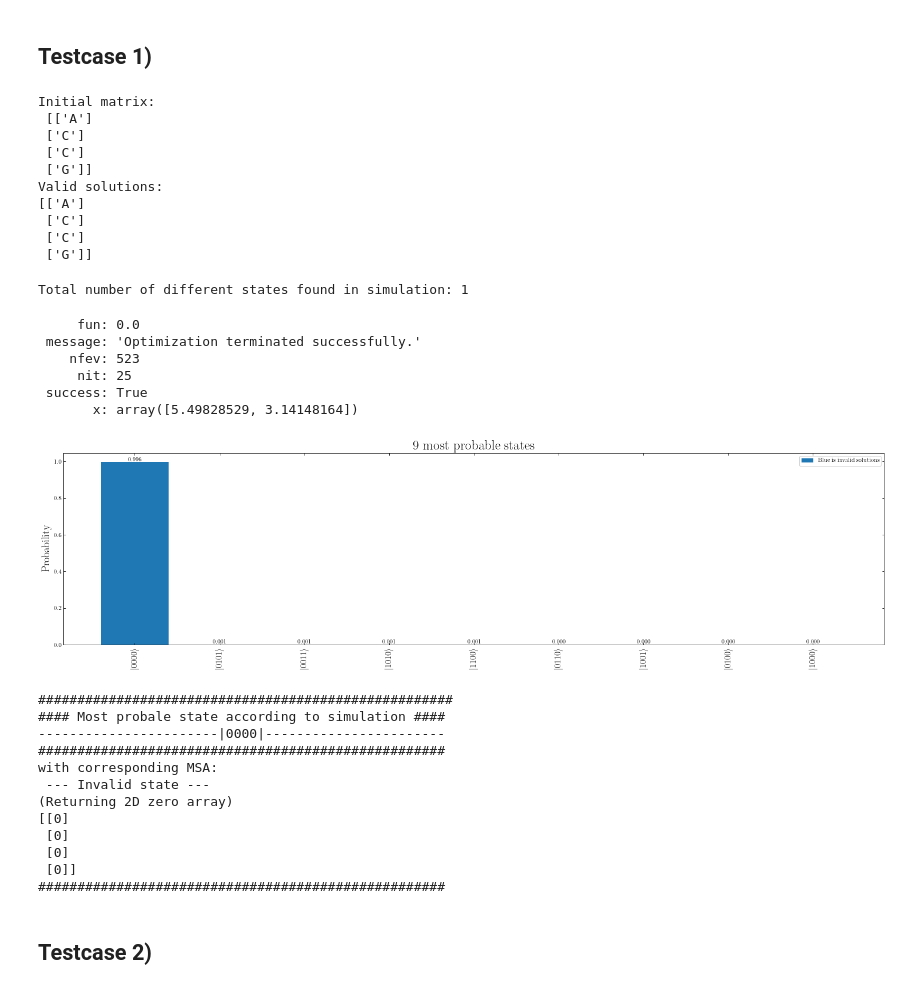
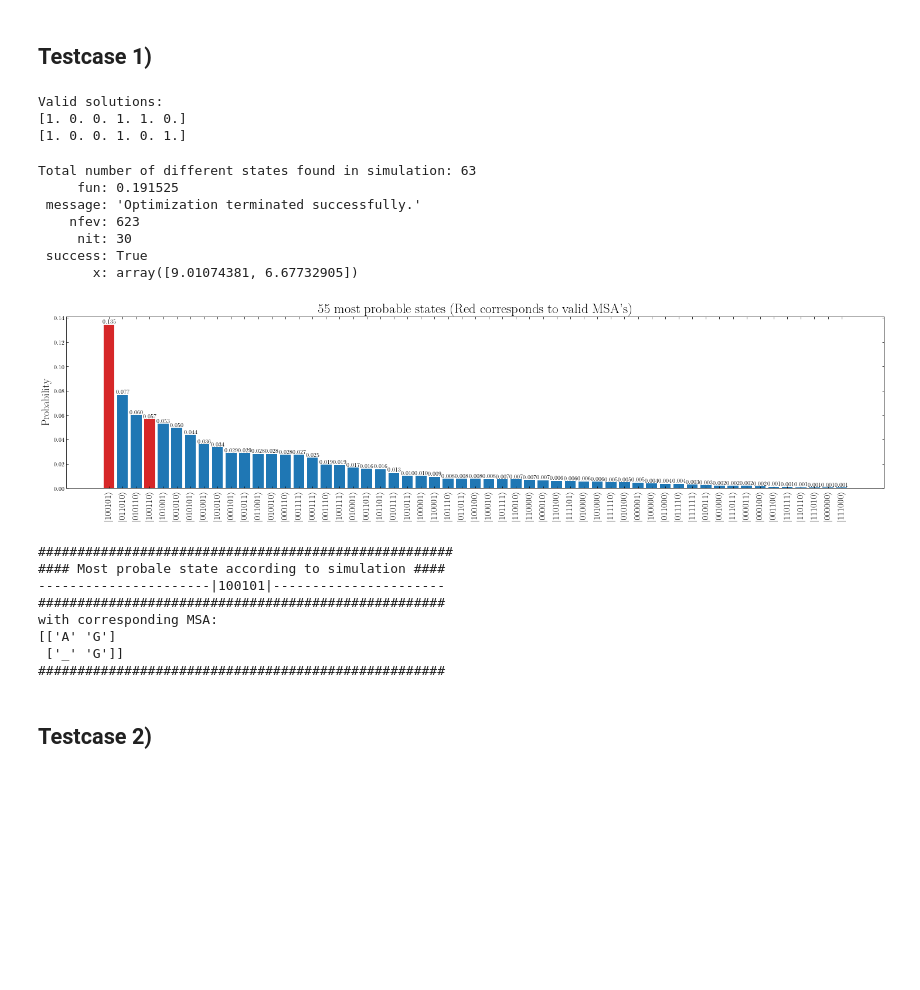
Before and after one commit to seba2390/BachelorMSA, a Jupyter notebook: Qiskit/test.ipynb, the cells around one changed output. Cells and saved outputs as stored; diff of their text form; code cells hidden in the pictures; blank space fills up the shorter version.

```diff
--- a/Qiskit/test.ipynb
+++ b/Qiskit/test.ipynb
@@ -22,28 +22,17 @@ plt.rc("ytick", right=True, direction="in")
 # %% [markdown]
 ## Testcase 1)
 # %%
-
-my_strings   = np.array(["A","G","C","C"])
-my_penalties = np.array([1,1,1])
+my_strings   = np.array(["AG","G"])
+my_penalties = np.array([1,1,1])*2
 my_msa       = MultipleSequenceAlignment(strings = my_strings, penalties = my_penalties, normalize_weights=True)
 
-valid_solution = np.array([1,1,1,1])
-solutions = [valid_solution]
-
-
-print("Initial matrix:\n",my_msa.initial_MSA)
+valid_perms     = my_msa.get_valid_perms()
+valid_solutions = [my_msa.matrix_2_bit_state(perm,my_msa.initial_MSA) for perm in valid_perms]
 
 print("Valid solutions:")
-for solution in solutions:
-    print(my_msa.bit_state_2_matrix(solution))
+for solution in valid_solutions:
+    print(solution)
 # %% [output]
-Initial matrix:
- [['A']
- ['C']
- ['C']
- ['G']]
 Valid solutions:
-[['A']
- ['C']
- ['C']
- ['G']]
+[1. 0. 0. 1. 1. 0.]
+[1. 0. 0. 1. 0. 1.]
@@ -55,40 +39,38 @@ my_simulation = QiskitSimulation(initial_MSA=my_msa, theta_0=theta_0, backend_na
 # %%
-#options = {"disp":False,"maxiter": 200}
-#res = minimize(fun = my_simulation.execute_circuit, x0 = theta_0, method='COBYLA',options = options)
+p = 1000
+theta_0 = np.ones(p)
+
+my_simulation = QiskitSimulation(initial_MSA=my_msa, theta_0=theta_0, backend_name="qasm_simulator", shots=10000)
 
 
-bounds = [(0,2*np.pi), (0,2*np.pi)]
+
+bounds = [(0,4 * np.pi), (0,4 * np.pi)]
 res = differential_evolution(func=my_simulation.execute_circuit, bounds=bounds,popsize=10)
-
 print("Total number of different states found in simulation:",len(list(my_simulation.current_counts.values())))
-res
+print(res)
 # %% [output]
-Total number of different states found in simulation: 1
+Total number of different states found in simulation: 63
+     fun: 0.191525
+ message: 'Optimization terminated successfully.'
+    nfev: 623
+     nit: 30
+ success: True
+       x: array([9.01074381, 6.67732905])
-     fun: 0.0
- message: 'Optimization terminated successfully.'
-    nfev: 523
-     nit: 25
- success: True
-       x: array([5.49828529, 3.14148164])
 # %%
-my_simulation.plot_count_histogram(counts = my_simulation.current_counts, solutions = solutions)
+my_simulation.plot_count_histogram(counts = my_simulation.inverse_dict_states(my_simulation.current_counts), solutions = valid_solutions)
 # %% [output]
-[figure, old version]
+[figure, new version]
 # %%
 idx = 0
 my_simulation.print_solution(idx)
 # %% [output]
 #####################################################
 #### Most probale state according to simulation ####
------------------------|0000|-----------------------
+----------------------|100101|----------------------
 ####################################################
 with corresponding MSA:
- --- Invalid state ---
-(Returning 2D zero array)
-[[0]
- [0]
- [0]
- [0]]
+[['A' 'G']
+ ['_' 'G']]
 ####################################################
 # %% [markdown]
 ## Testcase 2)
```
Also changed, not shown: parts of 12 cells of this notebook, 2 other files.
